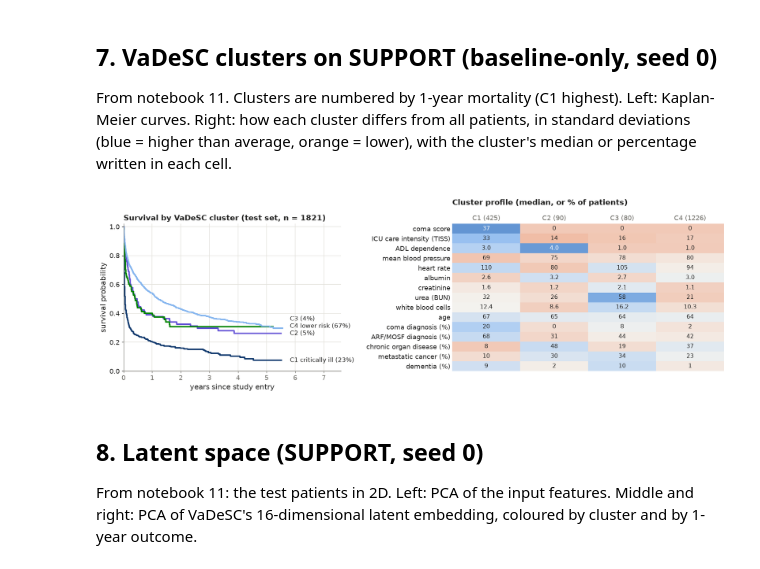
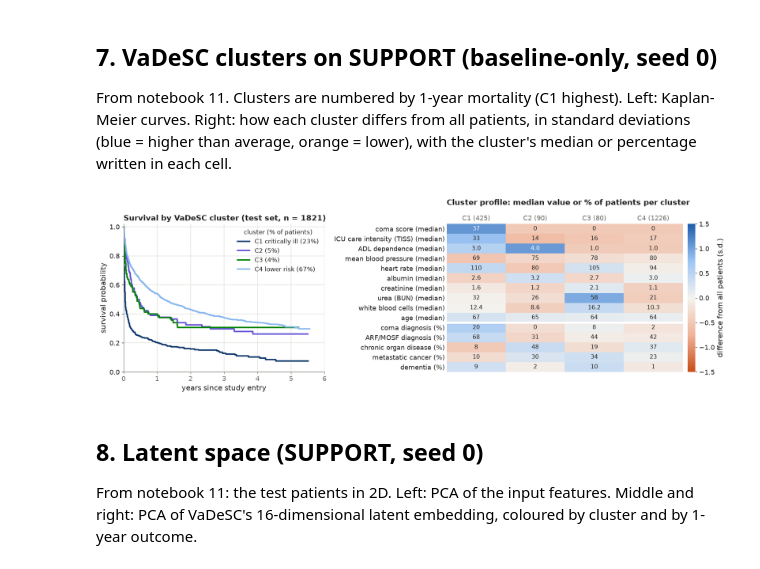
Before and after one commit to ceciliadifrancesco/vadesc-survival, a Jupyter notebook: notebooks/12_poster_figures.ipynb, the cells around one changed output. Drawn from its saved outputs; the diff is of its cells as text; code cells hidden in the pictures.

```diff
--- a/notebooks/12_poster_figures.ipynb
+++ b/notebooks/12_poster_figures.ipynb
@@ -238,52 +255,50 @@ RAMP = ["#0d366b", "#6250d6", "#008300", "#86b6ef"]  # C1 / C4 (stable) in dark
 NAMES = {"C1": "critically ill", "C4": "lower risk"}
 
 fig, (ax, hx) = plt.subplots(1, 2, figsize=(16, 5.2), gridspec_kw={"width_ratios": [1, 1.25]})
-ends = []
 for c, col in zip(clusters, RAMP):
     g = cl[cl.cluster == c]
     km = KaplanMeierFitter().fit(g["d.time"] / 365, g["death"])
     sf = km.survival_function_.iloc[:, 0]
-    ax.step(sf.index, sf.values, where="post", color=col, lw=2.5)
-    lab = f"{c} {NAMES.get(c, '')} ({len(g) / len(cl):.0%})".replace("  ", " ").replace(" (", " (")
-    ends.append([sf.values[-1], lab, sf.index[-1]])
-ends.sort()
-for i in range(1, len(ends)):  # keep labels at least 0.05 apart
-    ends[i][0] = max(ends[i][0], ends[i - 1][0] + 0.05)
-for yv, lab, x in ends:
-    ax.annotate(lab, (5.7, yv), xytext=(6, 0), textcoords="offset points", va="center", fontsize=11, color=INK)
-ax.set(xlabel="years since study entry", ylabel="survival probability", xlim=(0, 7.6), ylim=(0, 1.02))
+    ax.step(sf.index, sf.values, where="post", color=col, lw=2.5,
+            label=f"{c} {NAMES.get(c, '')} ({len(g) / len(cl):.0%})".replace("  ", " "))
+ax.set(xlabel="years since study entry", ylabel="survival probability", xlim=(0, 6), ylim=(0, 1.02))
+ax.legend(title="cluster (% of patients)", loc="upper right", fontsize=11, title_fontsize=11)
 ax.grid(True, axis="y")
 ax.set_title("Survival by VaDeSC cluster (test set, n = %d)" % len(cl), loc="left", fontweight="bold")
 
 feat = {"coma score": cl["scoma"], "ICU care intensity (TISS)": cl["avtisst"], "ADL dependence": cl["adlsc"],
         "mean blood pressure": cl["meanbp"], "heart rate": cl["hrt"], "albumin": cl["alb"],
         "creatinine": cl["crea"], "urea (BUN)": cl["bun"], "white blood cells": cl["wblc"], "age": cl["age"],
         "coma diagnosis (%)": 100 * (cl["dzclass"] == "Coma"), "ARF/MOSF diagnosis (%)": 100 * (cl["dzclass"] == "ARF/MOSF"),
         "chronic organ disease (%)": 100 * (cl["dzclass"] == "COPD/CHF/Cirrhosis"),
         "metastatic cancer (%)": 100 * (cl["ca"] == "metastatic"), "dementia (%)": 100 * (cl["dementia"] == 1)}
 F = pd.DataFrame(feat)
 is_pct = [k.endswith("(%)") for k in F.columns]
 val = pd.DataFrame({c: [F[k][cl.cluster == c].mean() if p else F[k][cl.cluster == c].median() for k, p in zip(F.columns, is_pct)]
                     for c in clusters}, index=F.columns)
 z = val.sub(F.mean().values, axis=0).div(F.std().values, axis=0)
 from matplotlib.colors import LinearSegmentedColormap, TwoSlopeNorm
 cmap = LinearSegmentedColormap.from_list("div", ["#c94e17", "#f0b49a", "#f4f3ef", "#9ec5f4", "#1c5cab"])
-hx.imshow(z.values, cmap=cmap, norm=TwoSlopeNorm(0, -1.5, 1.5), aspect="auto")
+im = hx.imshow(z.values, cmap=cmap, norm=TwoSlopeNorm(0, -1.5, 1.5), aspect="auto")
+cb = fig.colorbar(im, ax=hx, fraction=0.04, pad=0.02)
+cb.set_label("difference from all patients (s.d.)"); cb.outline.set_visible(False)
 for i in range(z.shape[0]):
     for j in range(z.shape[1]):
         v = val.iloc[i, j]
         whole = is_pct[i] or val.iloc[i].abs().max() >= 20
         hx.text(j, i, f"{v:.0f}" if whole else f"{v:.1f}", ha="center", va="center", fontsize=10.5,
                 color="white" if abs(z.iloc[i, j]) > 1.0 else INK)
 hx.set_xticks(range(len(clusters)), [f"{c} ({(cl.cluster == c).sum()})" for c in clusters])
-hx.set_yticks(range(len(F.columns)), F.columns)
+# every row says whether the cells are medians or percentages; a white line separates the two groups
+hx.set_yticks(range(len(F.columns)), [k if p else f"{k} (median)" for k, p in zip(F.columns, is_pct)])
+hx.axhline(is_pct.index(True) - 0.5, color="white", lw=4)
 hx.tick_params(length=0); hx.grid(False)
 for sp in hx.spines.values(): sp.set_visible(False)
 hx.xaxis.tick_top()
-hx.set_title("Cluster profile (median, or % of patients)", loc="left", fontweight="bold", pad=34)
+hx.set_title("Cluster profile: median value or % of patients per cluster", loc="left", fontweight="bold", pad=34)
 plt.tight_layout(); save(fig, "support_clusters")
 # %% [output]
-[figure, old version]
+[figure, new version]
 # %% [markdown]
 ## 8. Latent space (SUPPORT, seed 0)
 
```
Also changed, not shown: parts of 11 cells of this notebook, 22 other files.
